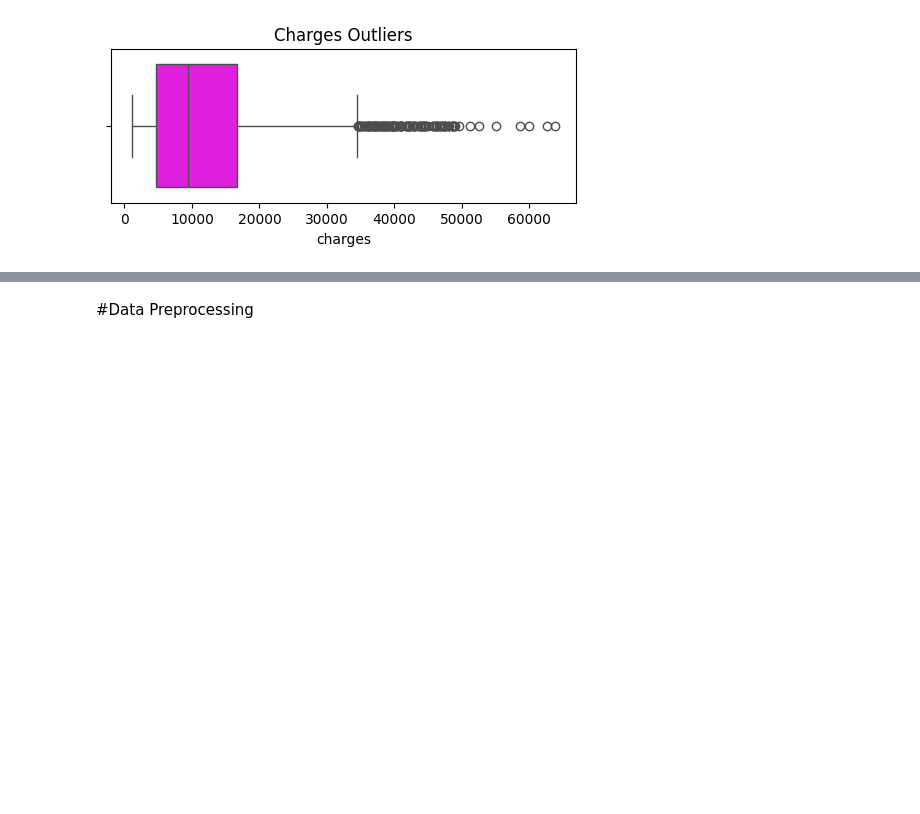
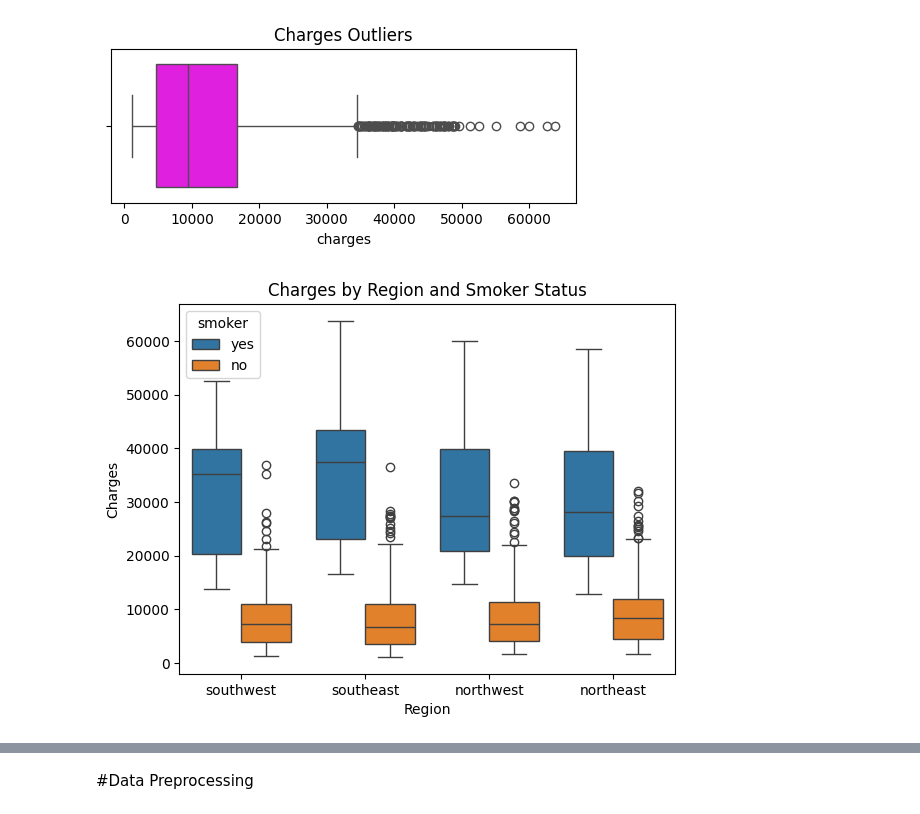
Before and after one commit to rehman04/assessment-component-2-group-presentation-YSJ, a Jupyter notebook: Assessment_componet_2_Group.ipynb, the cells around one changed output, grey strips where cells are left out. Saved outputs shown, nothing was run; the diff lists cells and outputs as text; code cells hidden in the pictures; blank space fills up the shorter version.

```diff
--- a/Assessment_componet_2_Group.ipynb
+++ b/Assessment_componet_2_Group.ipynb
@@ -73,3 +73,11 @@ plt.show()
 [figure]
 [figure]
 [figure]
+# %%
+sns.boxplot(x='region', y='charges', hue='smoker', data=data)
+plt.title('Charges by Region and Smoker Status')
+plt.xlabel('Region')
+plt.ylabel('Charges')
+plt.show()
+# %% [output]
+[figure, added]
```
Also changed, not shown: parts of 8 cells of this notebook.
